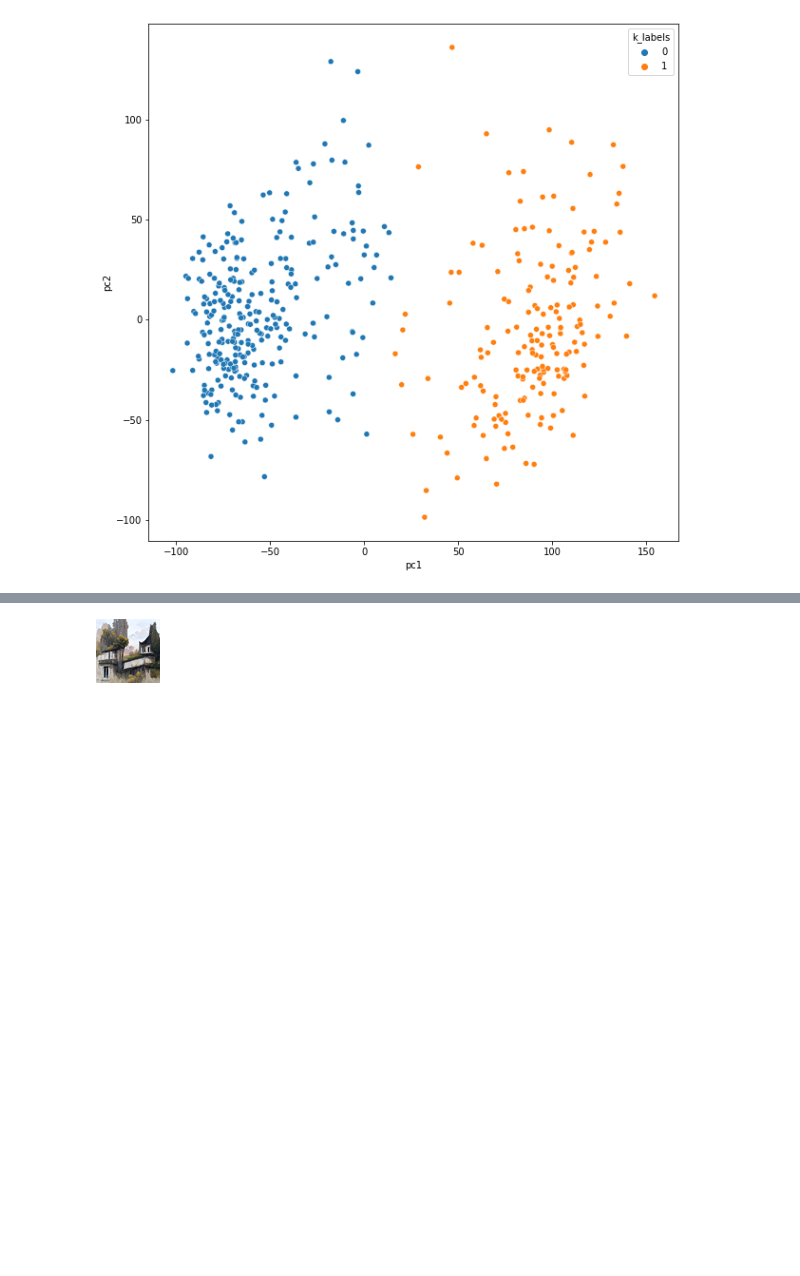
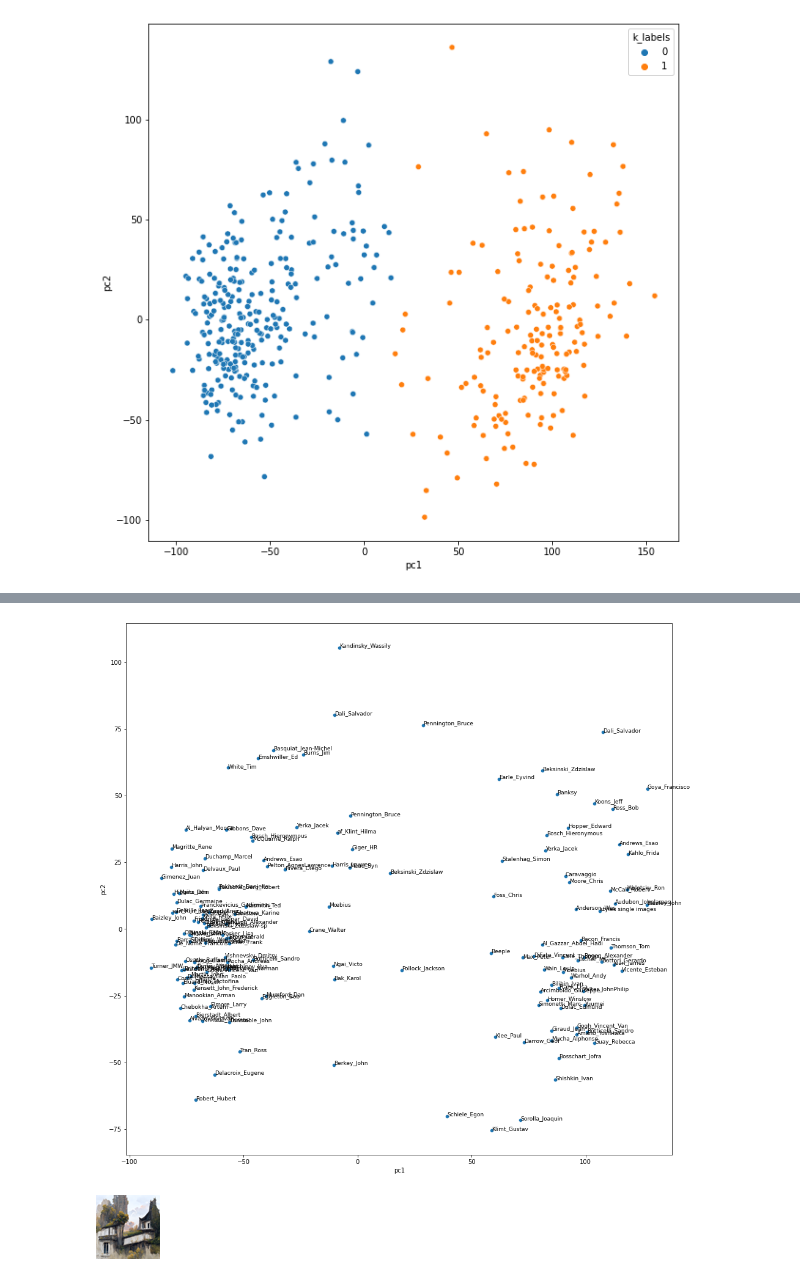
Before and after one commit to alecsharpie/artist_studies, a Jupyter notebook: notebooks/Explore_Artist_Studies.ipynb, the cells around one changed output, grey strips where cells are left out. Drawn from its saved outputs; the diff is of its cells as text; code cells hidden in the pictures; blank space fills up the shorter version.

```diff
--- a/notebooks/Explore_Artist_Studies.ipynb
+++ b/notebooks/Explore_Artist_Studies.ipynb
@@ -144 +158,12 @@ artist_df
+# %%
+# create labelled scatterplot
+artist_df = pcs_df.groupby(['k_labels','artist']).mean().reset_index()
+
+fig , ax = plt.subplots(figsize = (16, 16))
+sns.scatterplot(data = artist_df, x = 'pc1', y = 'pc2', ax = ax)
+
+for i, point in artist_df.iterrows():
+        ax.text(point['pc1']+.02, point['pc2'], str(point['artist']), size = '9')
+# %% [output]
+[figure, added]
 # %%
```
Also changed, not shown: parts of 14 cells of this notebook.
